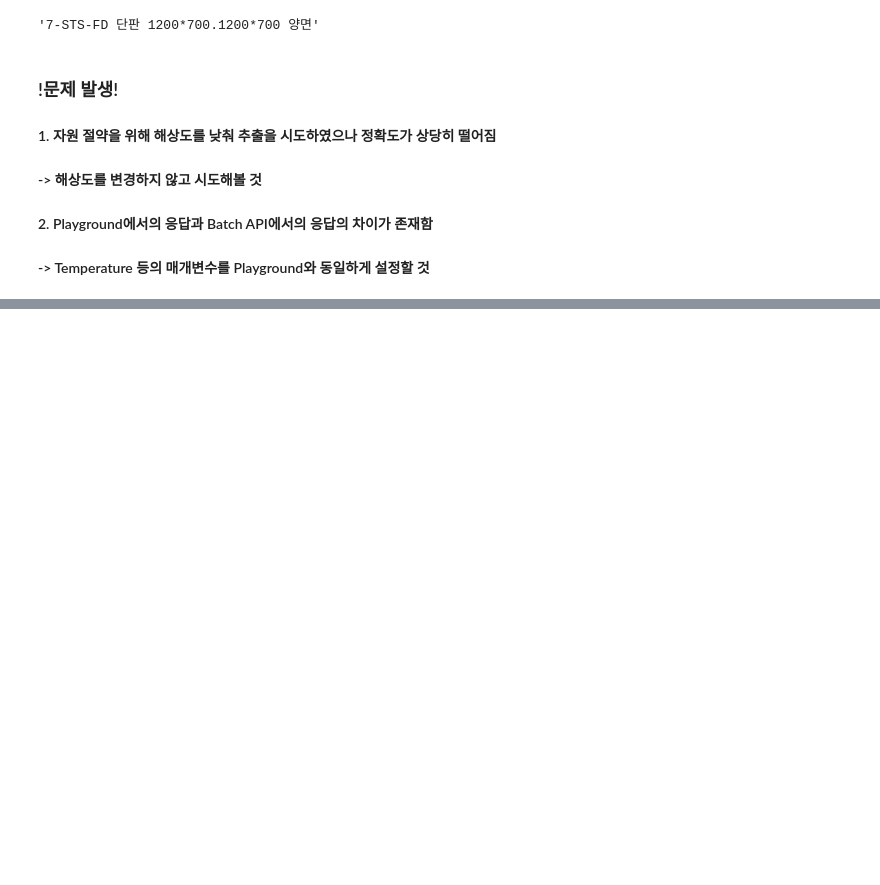
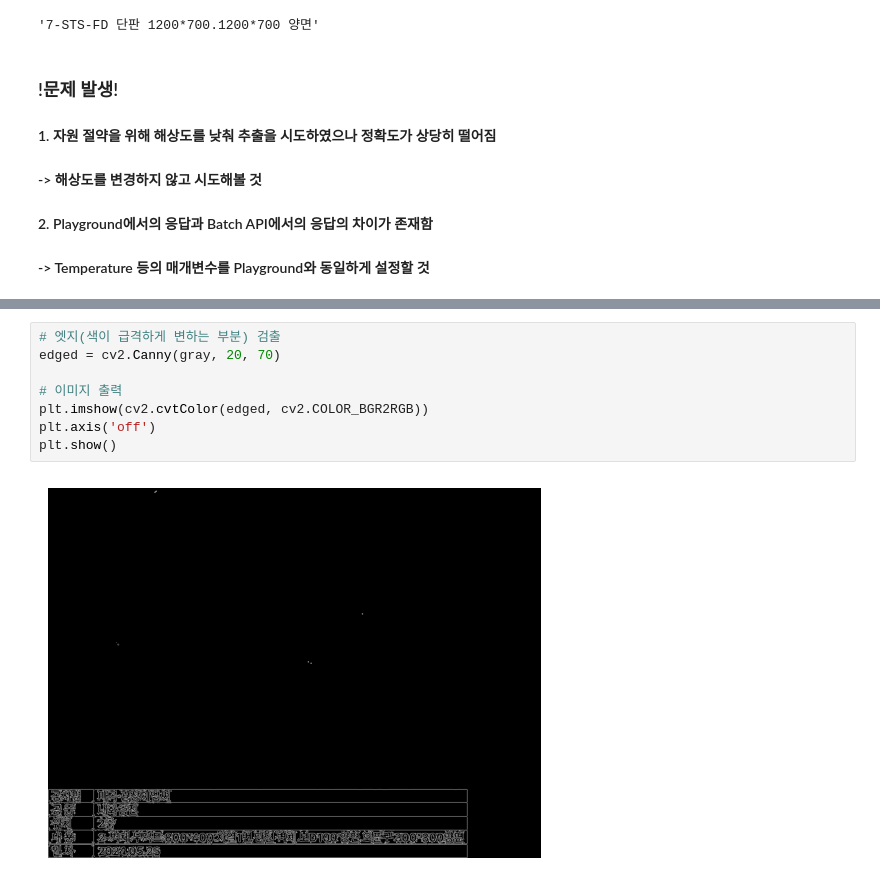
Before and after one commit to angmusae2015/auto-text-extractor, a Jupyter notebook: src/data_preparation.ipynb, the cells around one changed output, grey strips where cells are left out. Cells and saved outputs as stored; diff of their text form; blank space fills up the shorter version.

```diff
--- a/src/data_preparation.ipynb
+++ b/src/data_preparation.ipynb
@@ -291,0 +397,10 @@ outputs[327]
+# %%
+# 엣지(색이 급격하게 변하는 부분) 검출
+edged = cv2.Canny(gray, 20, 70)
+
+# 이미지 출력
+plt.imshow(cv2.cvtColor(edged, cv2.COLOR_BGR2RGB))
+plt.axis('off')
+plt.show()
+# %% [output]
+[figure, added]
```
Also changed, not shown: parts of 27 cells of this notebook, 1 other file.
